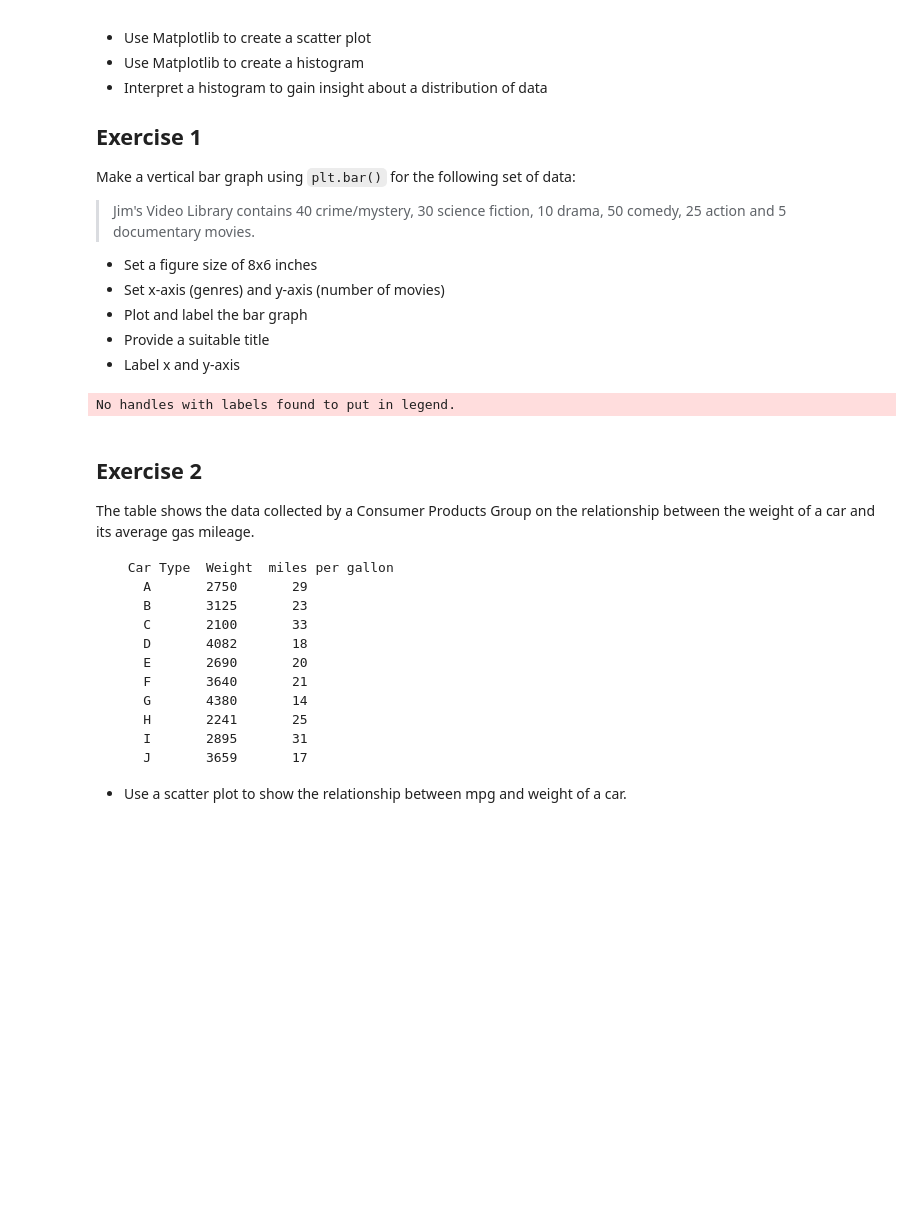
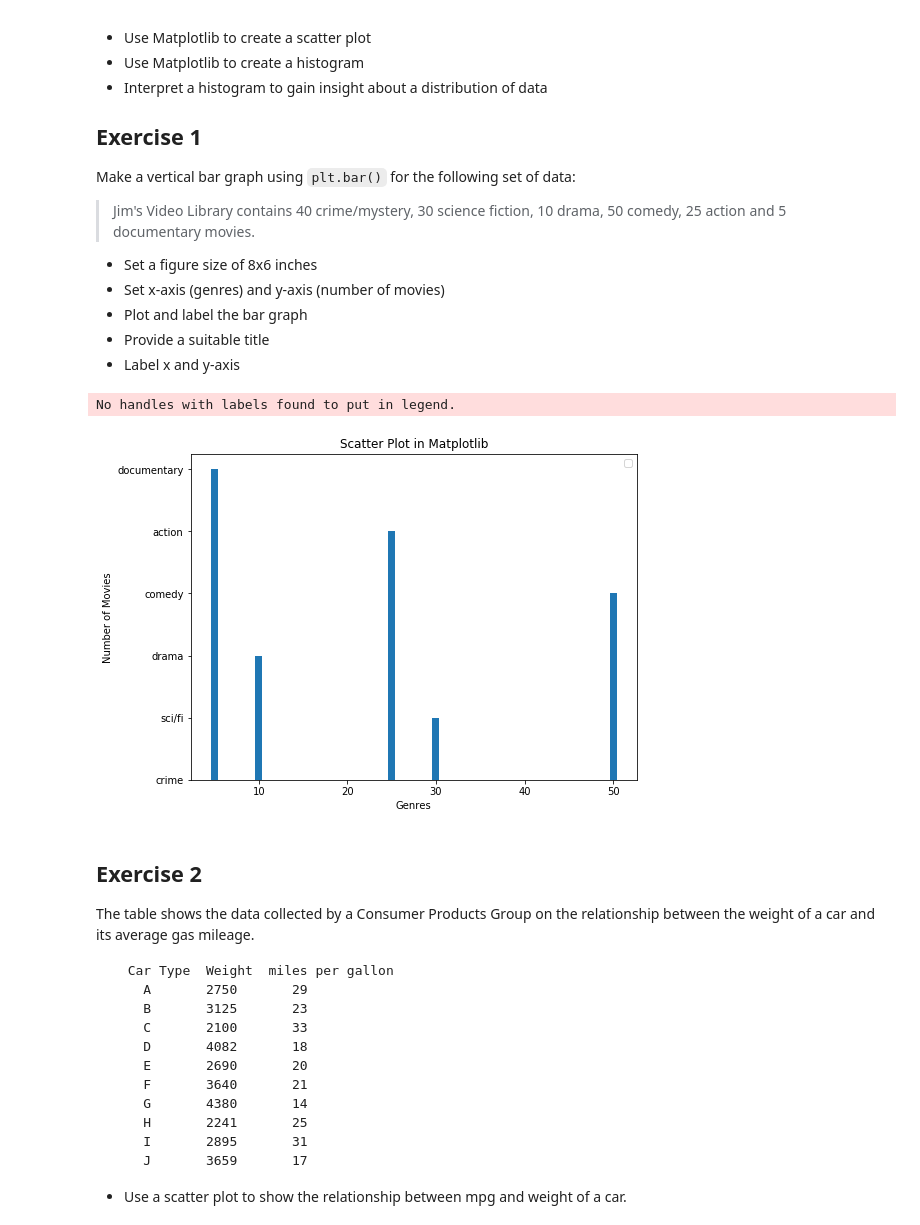
Before and after one commit to Frankafka/dsc-data-viz-lab-nyc-ds-021720, a Jupyter notebook: index.ipynb, the cells around one changed output. Saved outputs shown, nothing was run; the diff lists cells and outputs as text; code cells hidden in the pictures; blank space fills up the shorter version.

```diff
--- a/index.ipynb
+++ b/index.ipynb
@@ -24,34 +24,35 @@ Make a vertical bar graph using `plt.bar()` for the following set of data:
 # %%
 # import the required libraries
 import numpy as np
 import matplotlib.pyplot as plt
 
 plt.figure(figsize=(8,6))
 
 genres = ['crime', 'sci/fi', 'drama', 'comedy', 'action', 'documentary']
 quants = [40, 30, 10, 50, 25, 5]
 
-y = genres
-x = quants
+y = quantsgenres
+x = genres
 
 plt.bar(x, y)
 plt.xlabel('Genres')
 plt.ylabel('Number of Movies')
 
 plt.title('Scatter Plot in Matplotlib')
 plt.legend()
 plt.show()
 
 
 # Create a new figure object
 
 # Plot vertical bars of fixed width by passing x and y values to .bar() function
 
 # Give a title to the bar graph
 
 # Output the final plot
 # %% [output]
 No handles with labels found to put in legend.
+[figure, added]
 # %% [markdown]
 ## Exercise 2
 
```
